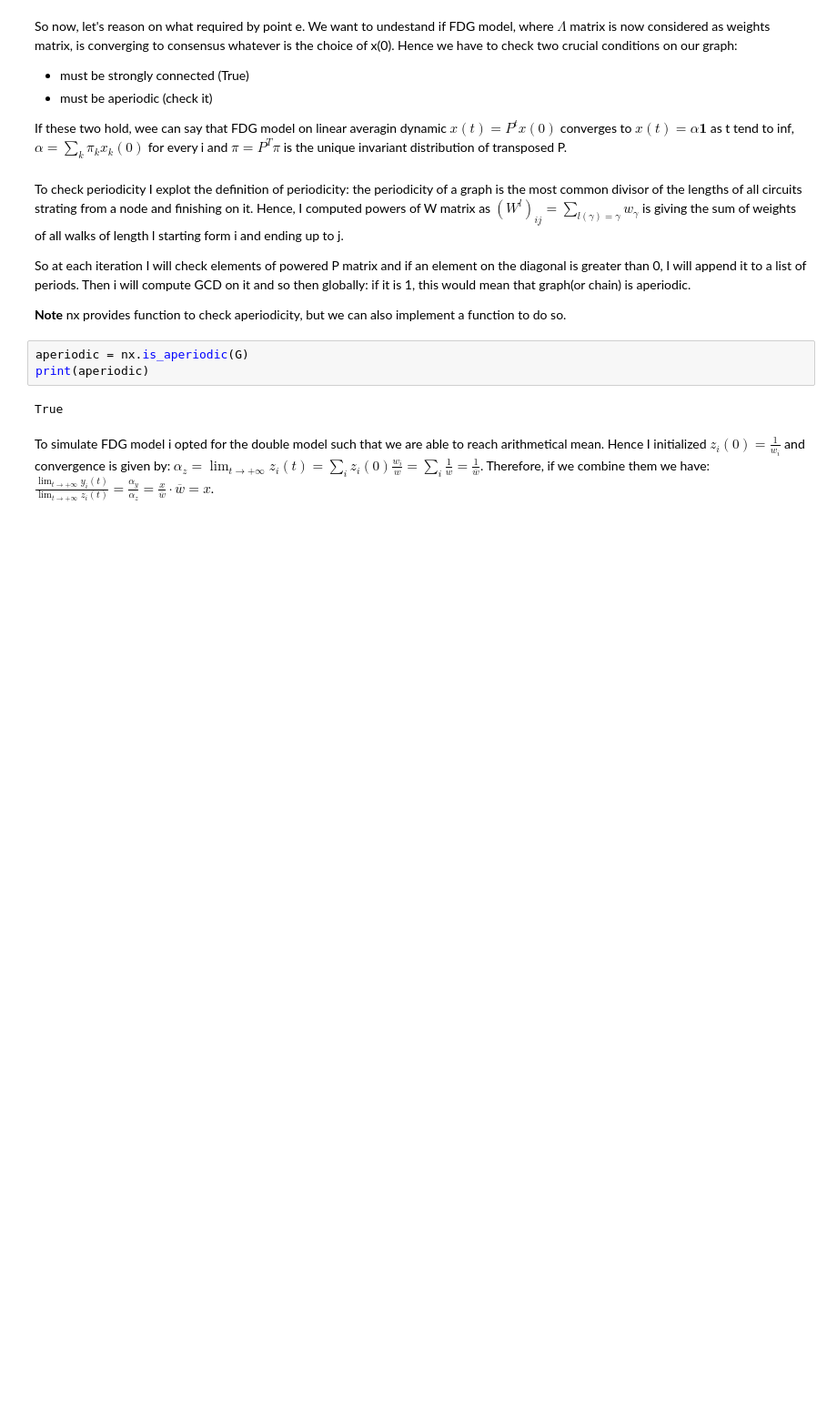
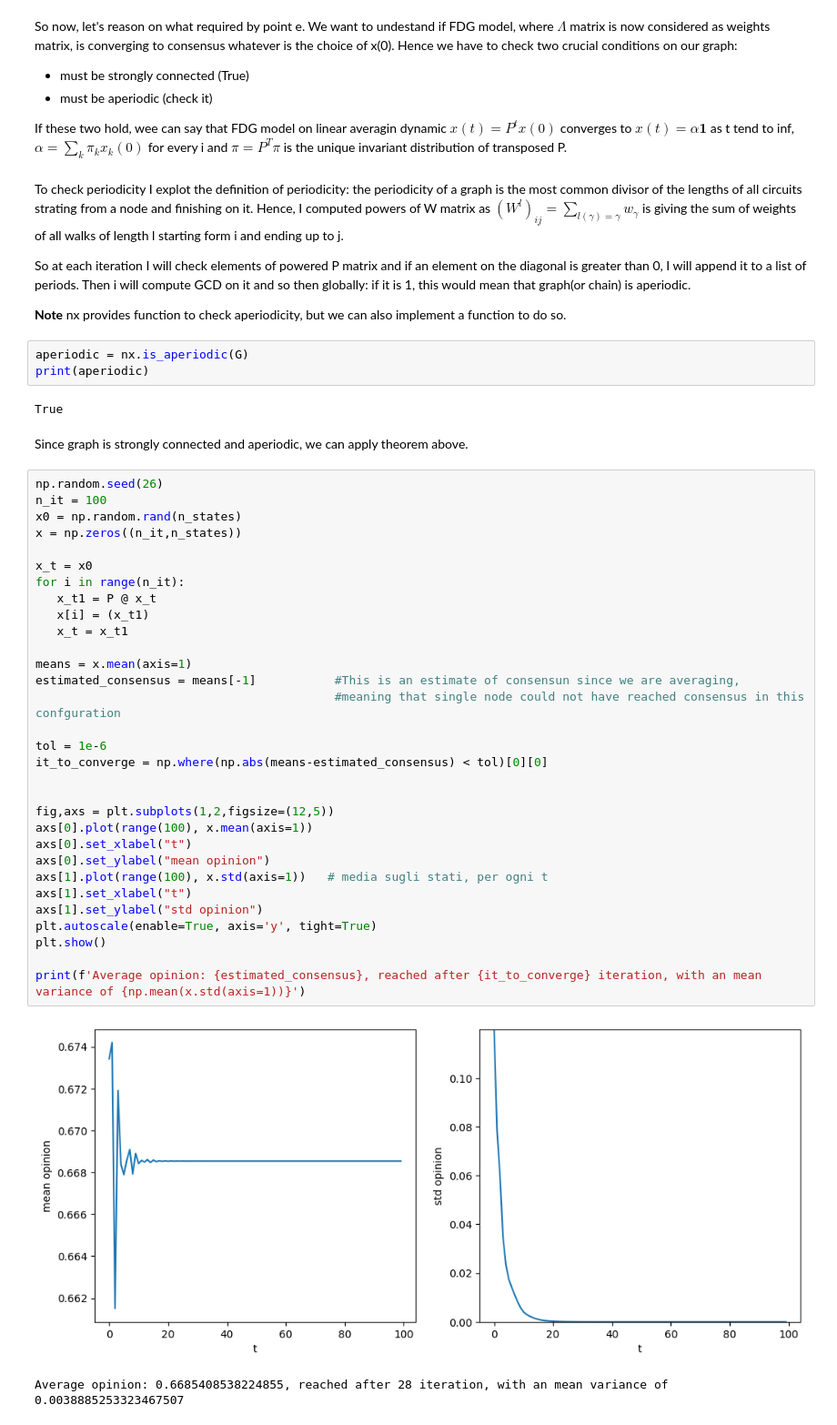
Before and after one commit to LucianoScarpino/HM_2_Network_Dynamics, a Jupyter notebook: ex_1.ipynb, the cells around one changed output. Shown: that part at 91% size. Cells and saved outputs as stored; diff of their text form; blank space fills up the shorter version.

```diff
--- a/ex_1.ipynb
+++ b/ex_1.ipynb
@@ -249,6 +249,39 @@ aperiodic = nx.is_aperiodic(G)
 print(aperiodic)
 # %% [output]
 True
-# %% [markdown]
-To simulate FDG model i opted for the double model such that we are able to reach arithmetical mean. Hence I initialized $z_i(0) = \frac{1}{w_i}$ and convergence is given by: $\alpha_z = \lim_{t \to + \infty} z_i(t) = \sum_i z_i(0) \frac{w_i}{w} = \sum_{i} \frac{1}{w} = \frac{1}{\overline{w}}$.
-Therefore, if we combine them we have: $\frac{\lim_{t \to + \infty} y_i(t)}{\lim_{t \to + \infty} z_i(t)} = \frac{\alpha_y}{\alpha_z} = \frac{x}{\overline{w}} \cdot \overline{w} = x$.
+# %% [markdown]
+Since graph is strongly connected and aperiodic, we can apply theorem above.
+# %%
+np.random.seed(26)
+n_it = 100
+x0 = np.random.rand(n_states)
+x = np.zeros((n_it,n_states))
+
+x_t = x0
+for i in range(n_it):
+   x_t1 = P @ x_t
+   x[i] = (x_t1)
+   x_t = x_t1
+
+means = x.mean(axis=1)
+estimated_consensus = means[-1]           #This is an estimate of consensun since we are averaging,
+                                          #meaning that single node could not have reached consensus in this confguration
+
+tol = 1e-6
+it_to_converge = np.where(np.abs(means-estimated_consensus) < tol)[0][0]
+
+
+fig,axs = plt.subplots(1,2,figsize=(12,5))
+axs[0].plot(range(100), x.mean(axis=1))
+axs[0].set_xlabel("t")
+axs[0].set_ylabel("mean opinion")
+axs[1].plot(range(100), x.std(axis=1))   # media sugli stati, per ogni t
+axs[1].set_xlabel("t")
+axs[1].set_ylabel("std opinion")
+plt.autoscale(enable=True, axis='y', tight=True)
+plt.show()
+
+print(f'Average opinion: {estimated_consensus}, reached after {it_to_converge} iteration, with an mean variance of {np.mean(x.std(axis=1))}')
+# %% [output]
+[figure, added]
+Average opinion: 0.6685408538224855, reached after 28 iteration, with an mean variance of 0.0038885253323467507
```
Also changed, not shown: parts of 10 cells of this notebook.
